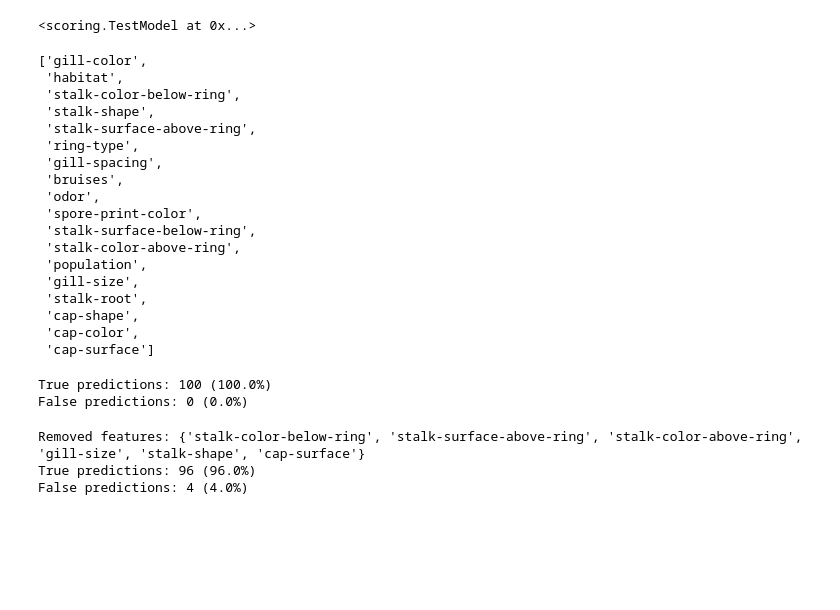
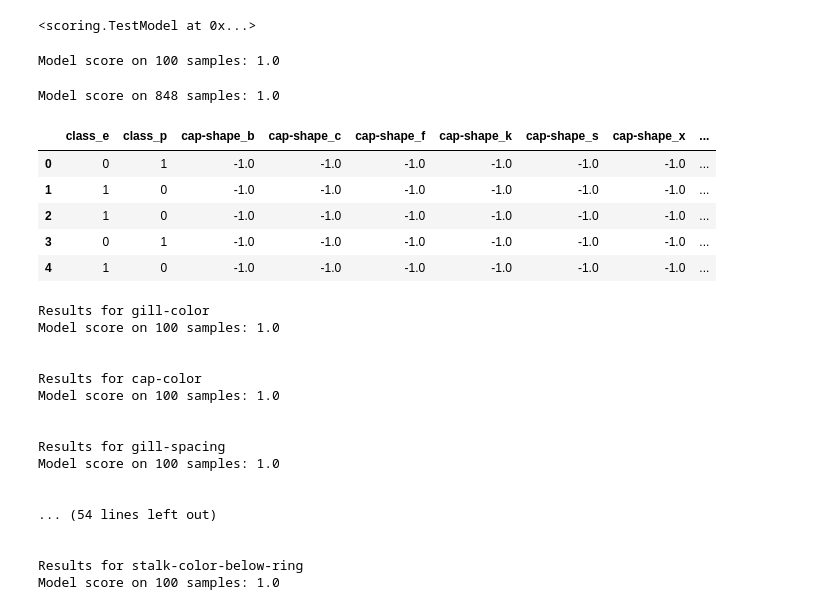
Before and after one commit to jwnuk/data-science-bootcamp, a Jupyter notebook: 3-projekt-ml/models/decision_tree-random_forest/decision_tree-random_forest.ipynb, the cells around one changed output. Saved outputs shown, nothing was run; the diff lists cells and outputs as text; code cells hidden in the pictures; blank space fills up the shorter version.

```diff
--- a/3-projekt-ml/models/decision_tree-random_forest/decision_tree-random_forest.ipynb
+++ b/3-projekt-ml/models/decision_tree-random_forest/decision_tree-random_forest.ipynb
@@ -235,35 +297,40 @@ test_model = sc.TestModel(model_tree, df1)
 test_model
 # %% [output]
 <scoring.TestModel at 0x...>
-# %%
-mh.get_features()
-# %% [output]
-['gill-color',
- 'habitat',
- 'stalk-color-below-ring',
- 'stalk-shape',
- 'stalk-surface-above-ring',
- 'ring-type',
- 'gill-spacing',
- 'bruises',
- 'odor',
- 'spore-print-color',
- 'stalk-surface-below-ring',
- 'stalk-color-above-ring',
- 'population',
- 'gill-size',
- 'stalk-root',
- 'cap-shape',
- 'cap-color',
- 'cap-surface']
-# %%
-test_model.test_predictions()
-# %% [output]
-True predictions: 100 (100.0%)
-False predictions: 0 (0.0%)
-# %%
-test_model.test_for_missing_n_features(6)
-# %% [output]
-Removed features: {'stalk-color-below-ring', 'stalk-surface-above-ring', 'stalk-color-above-ring', 'gill-size', 'stalk-shape', 'cap-surface'}
-True predictions: 96 (96.0%)
-False predictions: 4 (4.0%)
+# %%
+test_model.test_predictions()
+# %% [output]
+Model score on 100 samples: 1.0
+# %%
+test_model.test_predictions(n=848)
+# %% [output]
+Model score on 848 samples: 1.0
+# %%
+test_model.copy_df_with_nan_values(columns_to_nan={'cap-shape', 'stalk-root'}).head()
+# %% [output]
+|  | class_e | class_p | cap-shape_b | cap-shape_c | cap-shape_f | cap-shape_k | cap-shape_s | cap-shape_x | ... |
+| 0 | 0 | 1 | -1.0 | -1.0 | -1.0 | -1.0 | -1.0 | -1.0 | ... |
+| 1 | 1 | 0 | -1.0 | -1.0 | -1.0 | -1.0 | -1.0 | -1.0 | ... |
+| 2 | 1 | 0 | -1.0 | -1.0 | -1.0 | -1.0 | -1.0 | -1.0 | ... |
+| 3 | 0 | 1 | -1.0 | -1.0 | -1.0 | -1.0 | -1.0 | -1.0 | ... |
+| 4 | 1 | 0 | -1.0 | -1.0 | -1.0 | -1.0 | -1.0 | -1.0 | ... |
+# %%
+test_model.test_for_empty_feature()
+# %% [output]
+Results for gill-color
+Model score on 100 samples: 1.0
+
+
+Results for cap-color
+Model score on 100 samples: 1.0
+
+
+Results for gill-spacing
+Model score on 100 samples: 1.0
+
+
+... (54 lines left out)
+
+
+Results for stalk-color-below-ring
+Model score on 100 samples: 1.0
```
Also changed, not shown: parts of 34 cells of this notebook, 1 other file.
